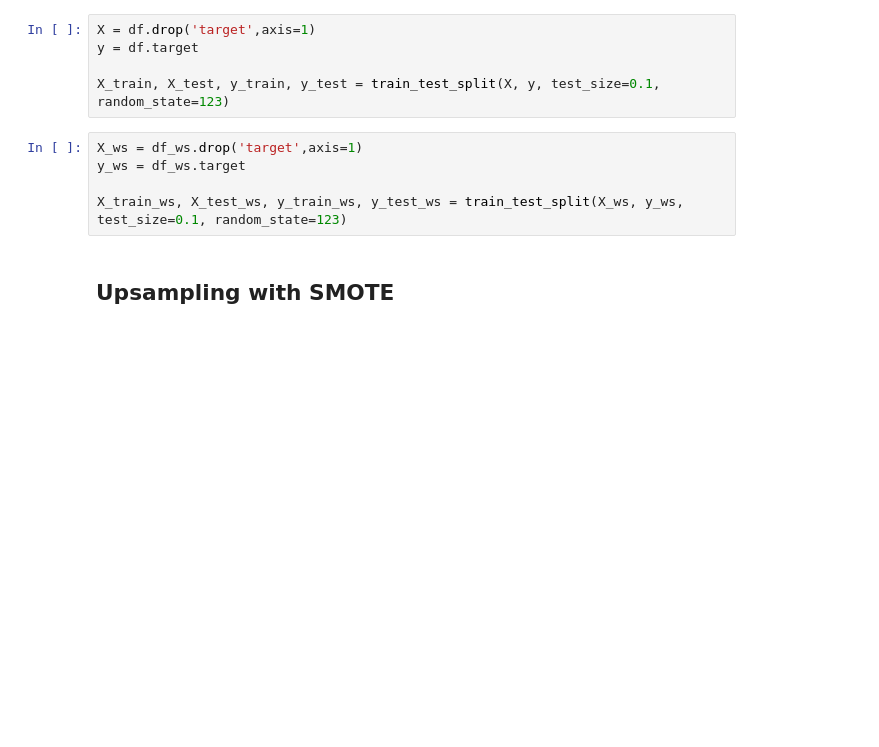
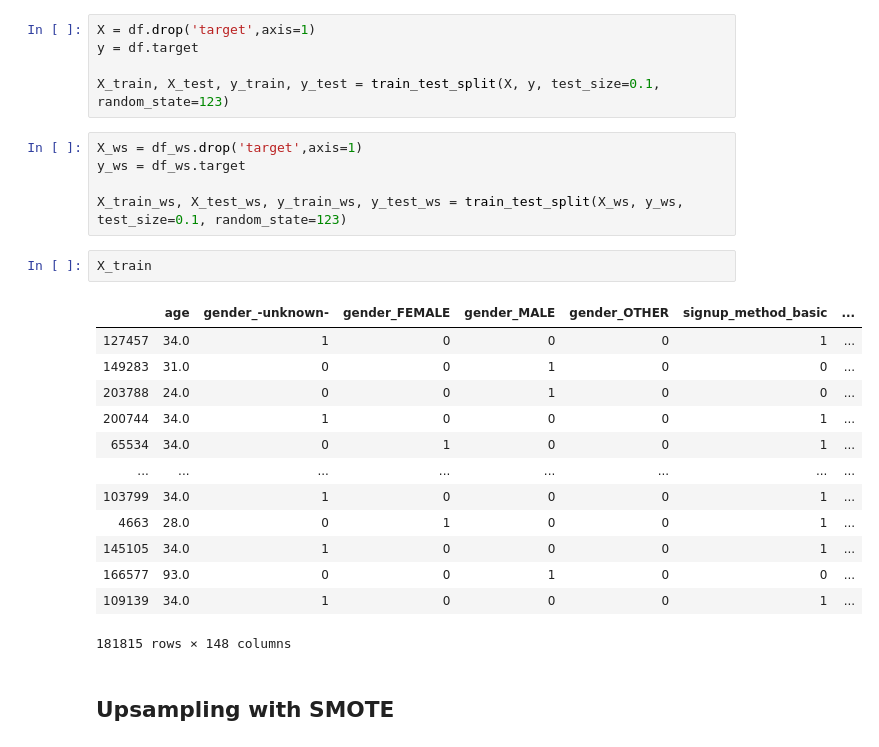
Before and after one commit to nikolholicka/curriculum, a Jupyter notebook: mod5/project/airbnb/Airbnb_New_Users_Classification_Project.ipynb, the cells around one changed output. Saved outputs shown, nothing was run; the diff lists cells and outputs as text; blank space fills up the shorter version.

```diff
--- a/mod5/project/airbnb/Airbnb_New_Users_Classification_Project.ipynb
+++ b/mod5/project/airbnb/Airbnb_New_Users_Classification_Project.ipynb
@@ -603,6 +632,22 @@ X_ws = df_ws.drop('target',axis=1)
 y_ws = df_ws.target
 
 X_train_ws, X_test_ws, y_train_ws, y_test_ws = train_test_split(X_ws, y_ws, test_size=0.1, random_state=123)
+# %%
+X_train
+# %% [output]
+|  | age | gender_-unknown- | gender_FEMALE | gender_MALE | gender_OTHER | signup_method_basic | ... |
+| 127457 | 34.0 | 1 | 0 | 0 | 0 | 1 | ... |
+| 149283 | 31.0 | 0 | 0 | 1 | 0 | 0 | ... |
+| 203788 | 24.0 | 0 | 0 | 1 | 0 | 0 | ... |
+| 200744 | 34.0 | 1 | 0 | 0 | 0 | 1 | ... |
+| 65534 | 34.0 | 0 | 1 | 0 | 0 | 1 | ... |
+| ... | ... | ... | ... | ... | ... | ... | ... |
+| 103799 | 34.0 | 1 | 0 | 0 | 0 | 1 | ... |
+| 4663 | 28.0 | 0 | 1 | 0 | 0 | 1 | ... |
+| 145105 | 34.0 | 1 | 0 | 0 | 0 | 1 | ... |
+| 166577 | 93.0 | 0 | 0 | 1 | 0 | 0 | ... |
+| 109139 | 34.0 | 1 | 0 | 0 | 0 | 1 | ... |
+181815 rows × 148 columns
 # %% [markdown]
 ## Upsampling with SMOTE
 # %% [markdown]
```
Also changed, not shown: parts of 18 cells of this notebook.
